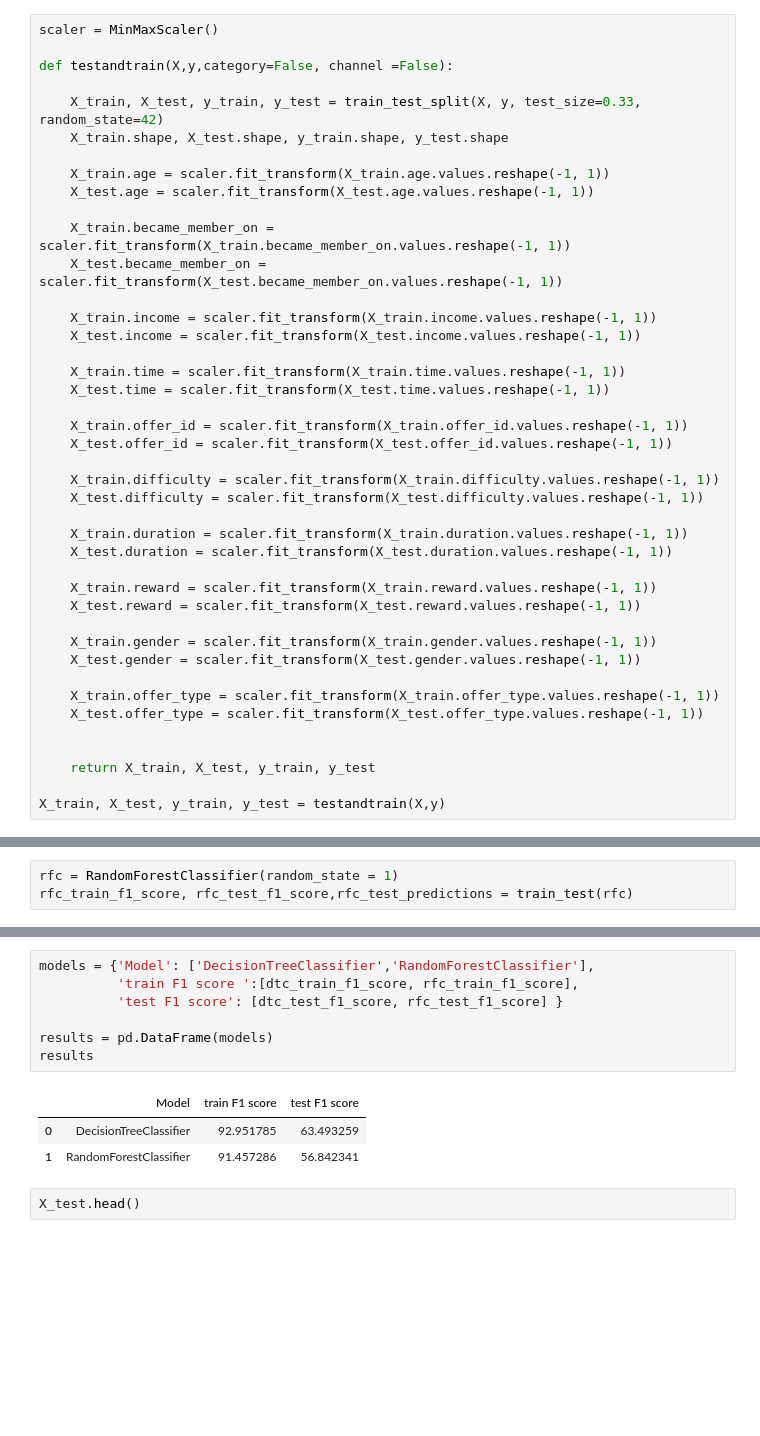
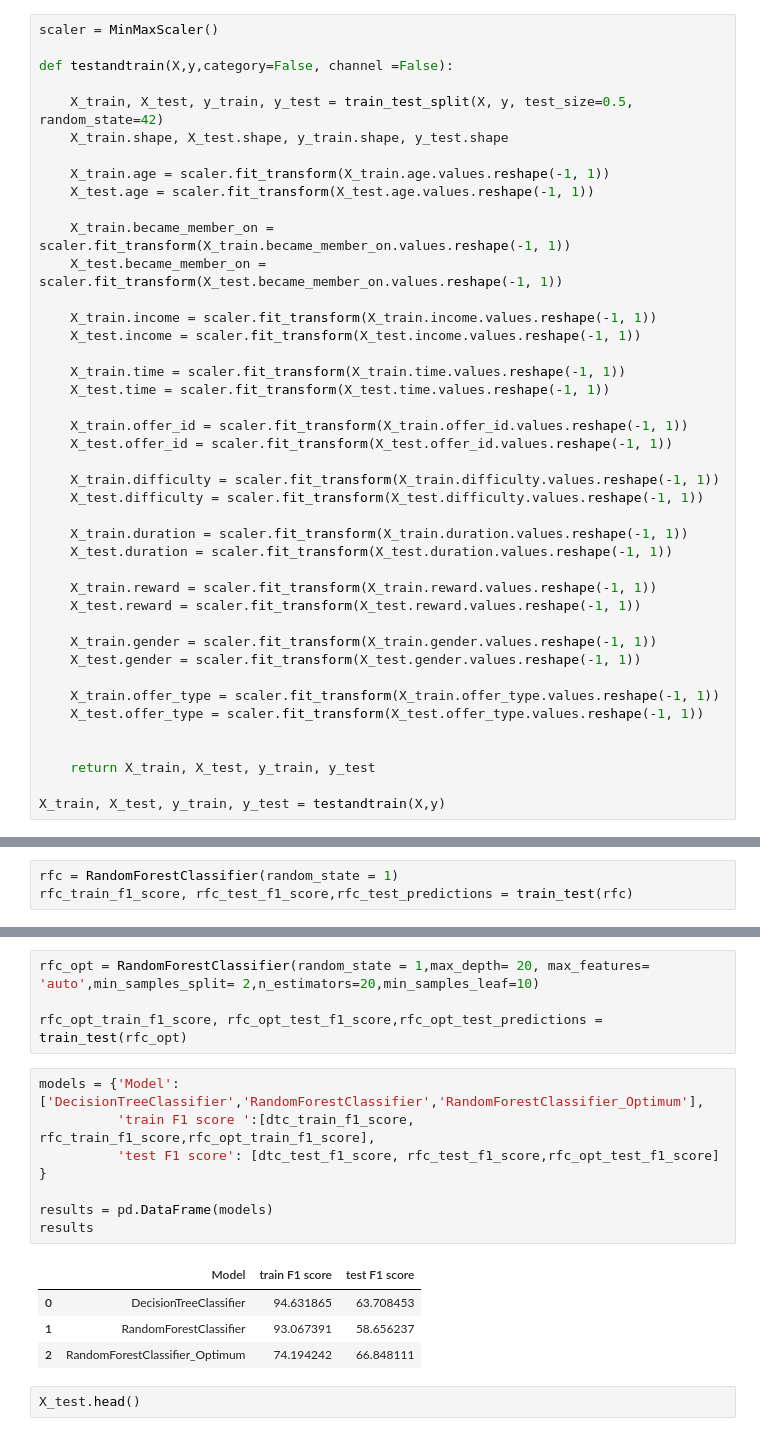
Before and after one commit to mdurus/Starbucks-Project, a Jupyter notebook: Starbucks_Capstone_notebook.ipynb, the cells around one changed output, grey strips where cells are left out. Saved outputs shown, nothing was run; the diff lists cells and outputs as text; blank space fills up the shorter version.

```diff
--- a/Starbucks_Capstone_notebook.ipynb
+++ b/Starbucks_Capstone_notebook.ipynb
@@ -1282,7 +1282,7 @@ scaler = MinMaxScaler()
 
 def testandtrain(X,y,category=False, channel =False):
 
-    X_train, X_test, y_train, y_test = train_test_split(X, y, test_size=0.33, random_state=42)
+    X_train, X_test, y_train, y_test = train_test_split(X, y, test_size=0.5, random_state=42)
     X_train.shape, X_test.shape, y_train.shape, y_test.shape
 
     X_train.age = scaler.fit_transform(X_train.age.values.reshape(-1, 1))
@@ -1377,14 +1406,19 @@ rfc_train_f1_score, rfc_test_f1_score,rfc_test_predictions = train_test(rfc)
+# %%
+rfc_opt = RandomForestClassifier(random_state = 1,max_depth= 20, max_features= 'auto',min_samples_split= 2,n_estimators=20,min_samples_leaf=10)
+
+rfc_opt_train_f1_score, rfc_opt_test_f1_score,rfc_opt_test_predictions = train_test(rfc_opt)
 # %%
-models = {'Model': ['DecisionTreeClassifier','RandomForestClassifier'],
-          'train F1 score ':[dtc_train_f1_score, rfc_train_f1_score],
-          'test F1 score': [dtc_test_f1_score, rfc_test_f1_score] }
+models = {'Model': ['DecisionTreeClassifier','RandomForestClassifier','RandomForestClassifier_Optimum'],
+          'train F1 score ':[dtc_train_f1_score, rfc_train_f1_score,rfc_opt_train_f1_score],
+          'test F1 score': [dtc_test_f1_score, rfc_test_f1_score,rfc_opt_test_f1_score] }
 
 results = pd.DataFrame(models)
 results
 # %% [output]
 |  | Model | train F1 score | test F1 score |
-| 0 | DecisionTreeClassifier | 92.951785 | 63.493259 |
-| 1 | RandomForestClassifier | 91.457286 | 56.842341 |
+| 0 | DecisionTreeClassifier | 94.631865 | 63.708453 |
+| 1 | RandomForestClassifier | 93.067391 | 58.656237 |
+| 2 | RandomForestClassifier_Optimum | 74.194242 | 66.848111 |
 # %%
 X_test.head()
 # %% [output]
```
Also changed, not shown: parts of 10 cells of this notebook.
